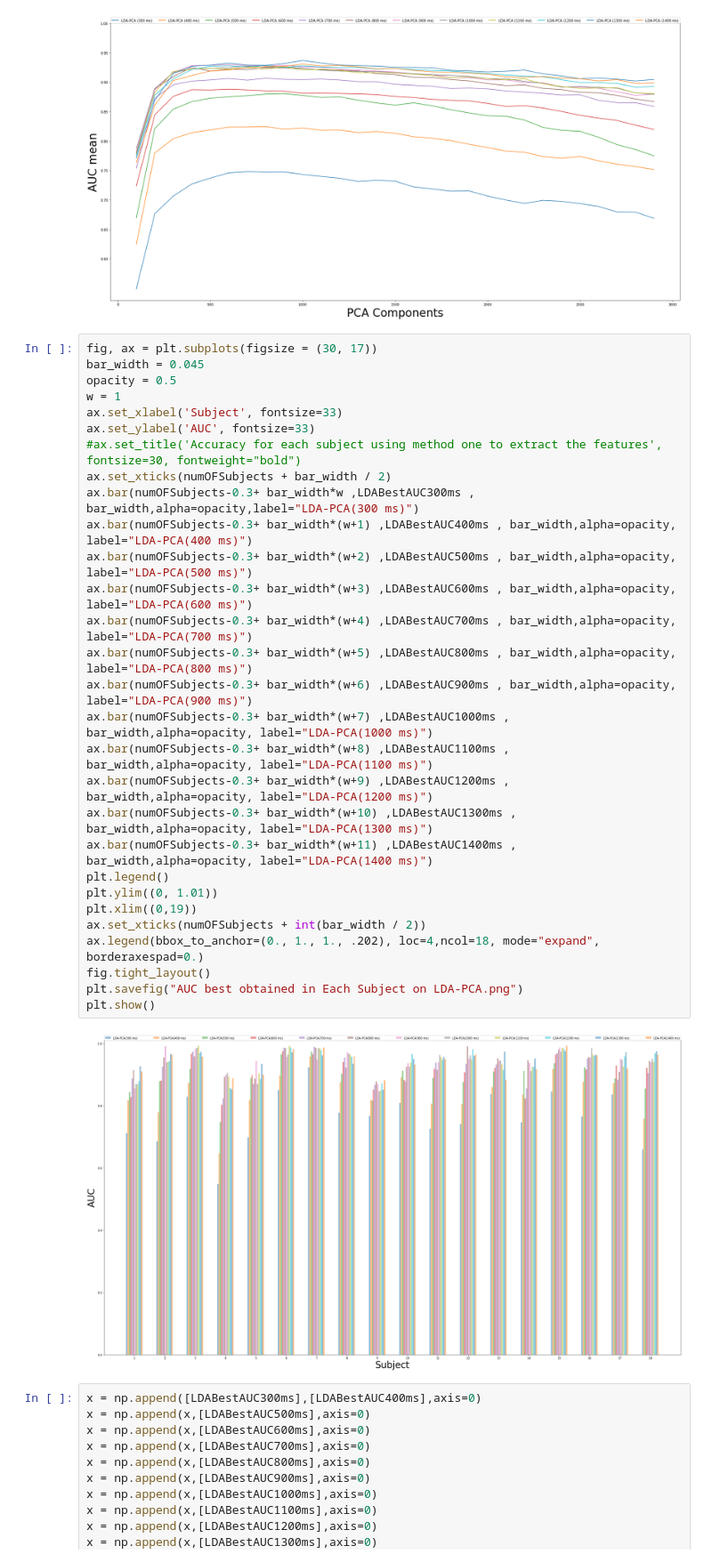
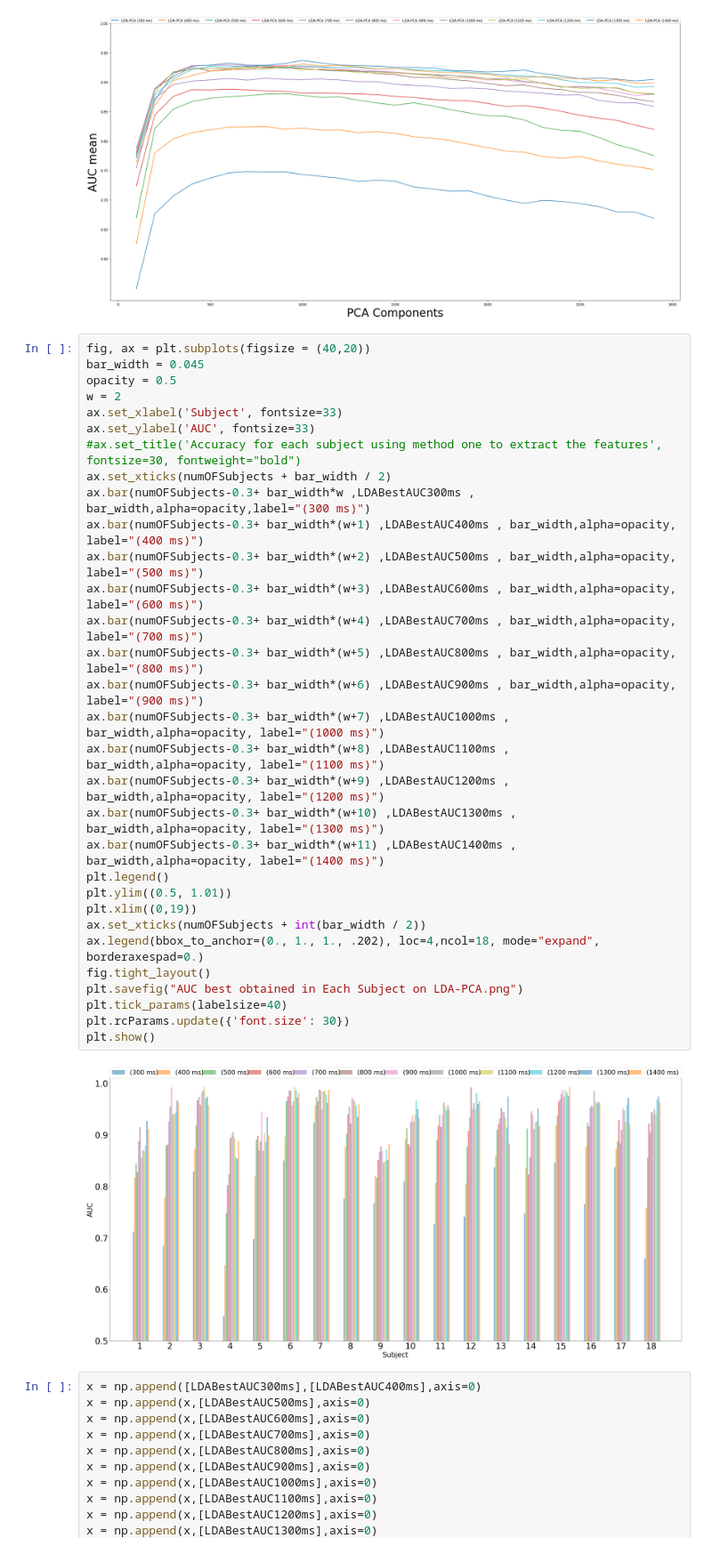
Before and after one commit to hesham-akmal/Brain-ADAS, a Jupyter notebook: EEG Work/RESULTS GRAPHS NOTEBOOK.ipynb, the cells around one changed output. Shown at 89% size. Cells and saved outputs as stored; diff of their text form.

Commit message:
modified graph for documentation

```diff
--- a/EEG Work/RESULTS GRAPHS NOTEBOOK.ipynb
+++ b/EEG Work/RESULTS GRAPHS NOTEBOOK.ipynb
@@ -443,36 +443,38 @@ plt.show()
 # %% [output]
 [figure]
 # %%
-fig, ax = plt.subplots(figsize = (30, 17))
+fig, ax = plt.subplots(figsize = (40,20))
 bar_width = 0.045
 opacity = 0.5
-w = 1
+w = 2
 ax.set_xlabel('Subject', fontsize=33)
 ax.set_ylabel('AUC', fontsize=33)
 #ax.set_title('Accuracy for each subject using method one to extract the features', fontsize=30, fontweight="bold")
 ax.set_xticks(numOFSubjects + bar_width / 2)
-ax.bar(numOFSubjects-0.3+ bar_width*w ,LDABestAUC300ms , bar_width,alpha=opacity,label="LDA-PCA(300 ms)")
-ax.bar(numOFSubjects-0.3+ bar_width*(w+1) ,LDABestAUC400ms , bar_width,alpha=opacity, label="LDA-PCA(400 ms)")
-ax.bar(numOFSubjects-0.3+ bar_width*(w+2) ,LDABestAUC500ms , bar_width,alpha=opacity, label="LDA-PCA(500 ms)")
-ax.bar(numOFSubjects-0.3+ bar_width*(w+3) ,LDABestAUC600ms , bar_width,alpha=opacity, label="LDA-PCA(600 ms)")
-ax.bar(numOFSubjects-0.3+ bar_width*(w+4) ,LDABestAUC700ms , bar_width,alpha=opacity, label="LDA-PCA(700 ms)")
-ax.bar(numOFSubjects-0.3+ bar_width*(w+5) ,LDABestAUC800ms , bar_width,alpha=opacity, label="LDA-PCA(800 ms)")
-ax.bar(numOFSubjects-0.3+ bar_width*(w+6) ,LDABestAUC900ms , bar_width,alpha=opacity, label="LDA-PCA(900 ms)")
-ax.bar(numOFSubjects-0.3+ bar_width*(w+7) ,LDABestAUC1000ms , bar_width,alpha=opacity, label="LDA-PCA(1000 ms)")
-ax.bar(numOFSubjects-0.3+ bar_width*(w+8) ,LDABestAUC1100ms , bar_width,alpha=opacity, label="LDA-PCA(1100 ms)")
-ax.bar(numOFSubjects-0.3+ bar_width*(w+9) ,LDABestAUC1200ms , bar_width,alpha=opacity, label="LDA-PCA(1200 ms)")
-ax.bar(numOFSubjects-0.3+ bar_width*(w+10) ,LDABestAUC1300ms , bar_width,alpha=opacity, label="LDA-PCA(1300 ms)")
-ax.bar(numOFSubjects-0.3+ bar_width*(w+11) ,LDABestAUC1400ms , bar_width,alpha=opacity, label="LDA-PCA(1400 ms)")
+ax.bar(numOFSubjects-0.3+ bar_width*w ,LDABestAUC300ms , bar_width,alpha=opacity,label="(300 ms)")
+ax.bar(numOFSubjects-0.3+ bar_width*(w+1) ,LDABestAUC400ms , bar_width,alpha=opacity, label="(400 ms)")
+ax.bar(numOFSubjects-0.3+ bar_width*(w+2) ,LDABestAUC500ms , bar_width,alpha=opacity, label="(500 ms)")
+ax.bar(numOFSubjects-0.3+ bar_width*(w+3) ,LDABestAUC600ms , bar_width,alpha=opacity, label="(600 ms)")
+ax.bar(numOFSubjects-0.3+ bar_width*(w+4) ,LDABestAUC700ms , bar_width,alpha=opacity, label="(700 ms)")
+ax.bar(numOFSubjects-0.3+ bar_width*(w+5) ,LDABestAUC800ms , bar_width,alpha=opacity, label="(800 ms)")
+ax.bar(numOFSubjects-0.3+ bar_width*(w+6) ,LDABestAUC900ms , bar_width,alpha=opacity, label="(900 ms)")
+ax.bar(numOFSubjects-0.3+ bar_width*(w+7) ,LDABestAUC1000ms , bar_width,alpha=opacity, label="(1000 ms)")
+ax.bar(numOFSubjects-0.3+ bar_width*(w+8) ,LDABestAUC1100ms , bar_width,alpha=opacity, label="(1100 ms)")
+ax.bar(numOFSubjects-0.3+ bar_width*(w+9) ,LDABestAUC1200ms , bar_width,alpha=opacity, label="(1200 ms)")
+ax.bar(numOFSubjects-0.3+ bar_width*(w+10) ,LDABestAUC1300ms , bar_width,alpha=opacity, label="(1300 ms)")
+ax.bar(numOFSubjects-0.3+ bar_width*(w+11) ,LDABestAUC1400ms , bar_width,alpha=opacity, label="(1400 ms)")
 plt.legend()
-plt.ylim((0, 1.01))
+plt.ylim((0.5, 1.01))
 plt.xlim((0,19))
 ax.set_xticks(numOFSubjects + int(bar_width / 2))
 ax.legend(bbox_to_anchor=(0., 1., 1., .202), loc=4,ncol=18, mode="expand", borderaxespad=0.)
 fig.tight_layout()
 plt.savefig("AUC best obtained in Each Subject on LDA-PCA.png")
+plt.tick_params(labelsize=40)
+plt.rcParams.update({'font.size': 30})
 plt.show()
 # %% [output]
-[figure, old version]
+[figure, new version]
 # %%
 x = np.append([LDABestAUC300ms],[LDABestAUC400ms],axis=0)
 x = np.append(x,[LDABestAUC500ms],axis=0)
```
Also changed, not shown: parts of 1 cell of this notebook.
